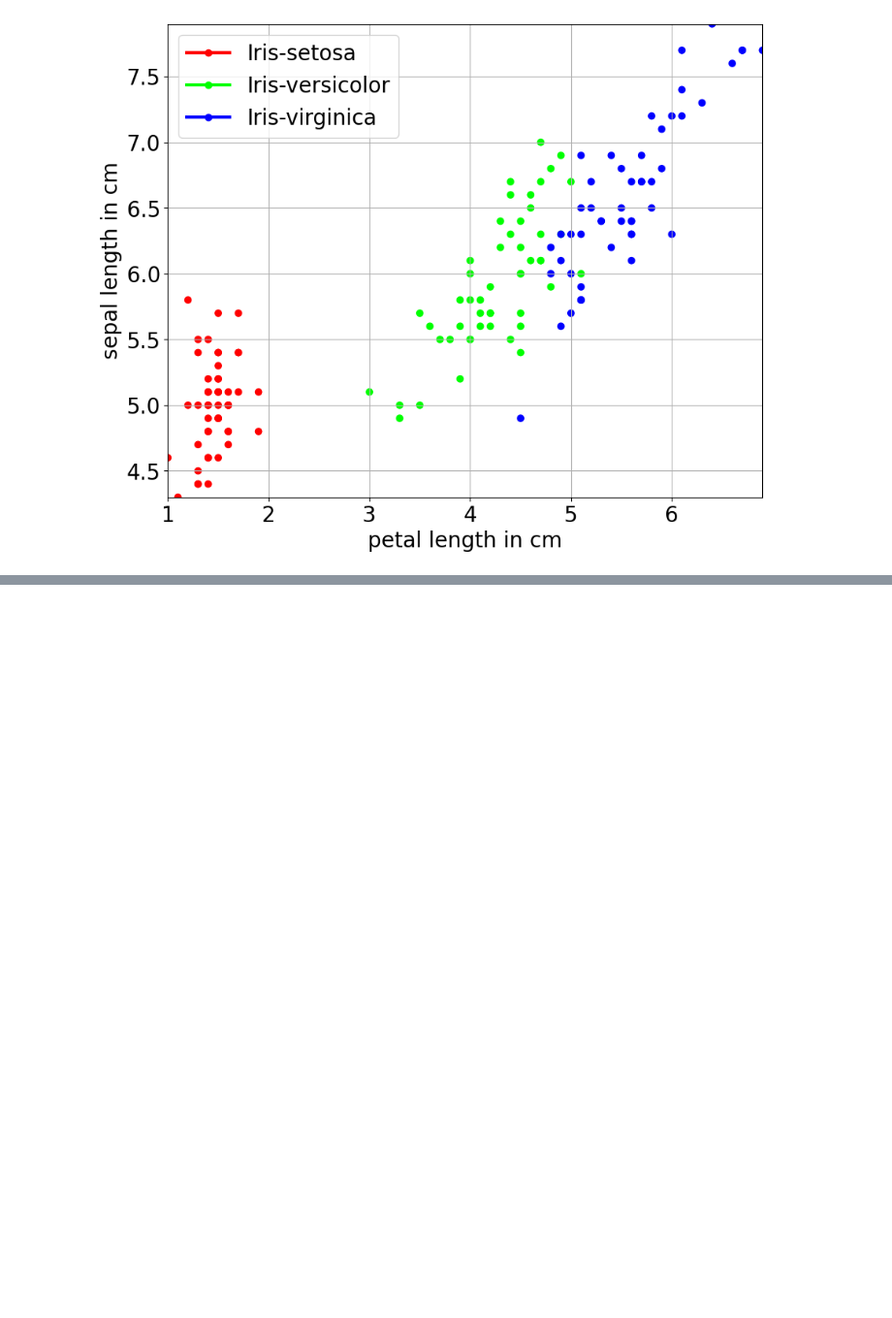
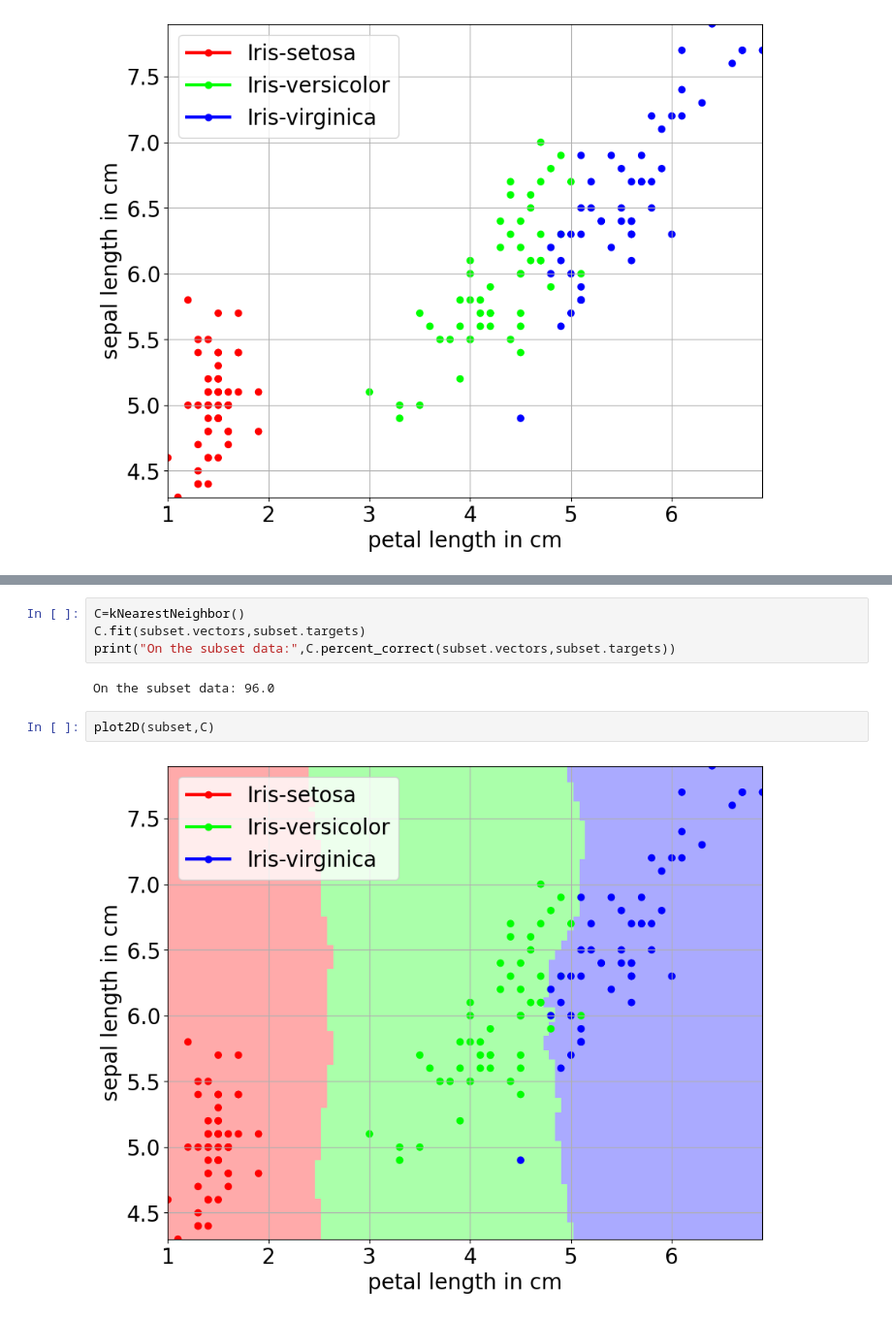
Before and after one commit to bblais/AI-and-Robotics-Fall-2023-Class-Notebooks, a Jupyter notebook: Sprint #4 - Classification, Images, and Neural Networks/2023-11-13 - Intro Classification.ipynb, the cells around one changed output, grey strips where cells are left out. Shown at 97% size. Drawn from its saved outputs; the diff is of its cells as text; blank space fills up the shorter version.

```diff
--- a/Sprint #4 - Classification, Images, and Neural Networks/2023-11-13 - Intro Classification.ipynb
+++ b/Sprint #4 - Classification, Images, and Neural Networks/2023-11-13 - Intro Classification.ipynb
@@ -28,0 +81,10 @@ plot2D(subset)
+# %%
+C=kNearestNeighbor()
+C.fit(subset.vectors,subset.targets)
+print("On the subset data:",C.percent_correct(subset.vectors,subset.targets))
+# %% [output]
+On the subset data: 96.0
+# %%
+plot2D(subset,C)
+# %% [output]
+[figure, added]
```
Also changed, not shown: parts of 28 cells of this notebook, 18 other files.
